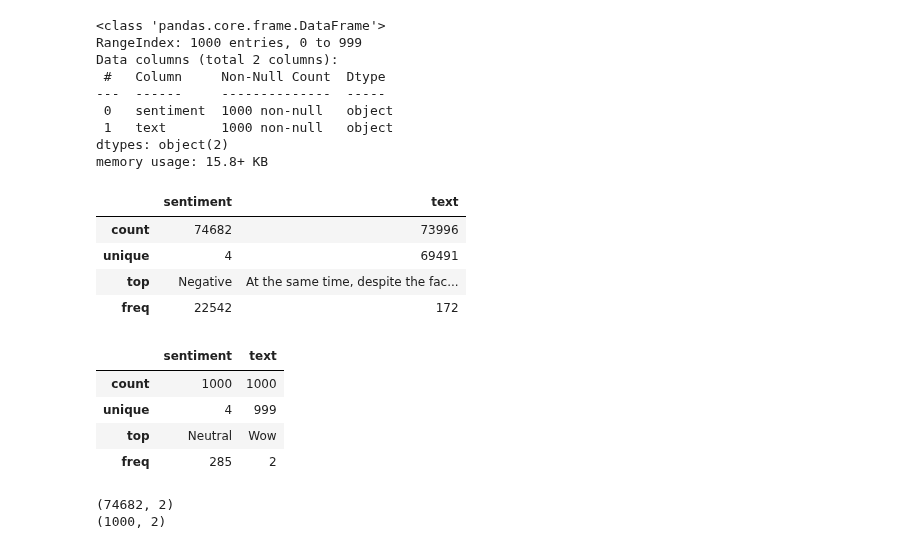
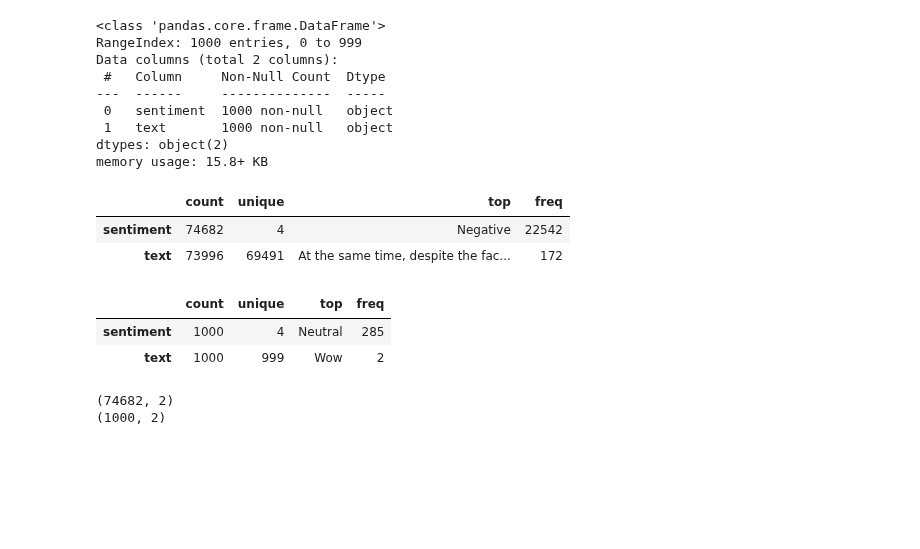
Before and after one commit to Hamidreza-Sj/Twitter-Sentiment-Analysis, a Jupyter notebook: ML approaches.ipynb, the cells around one changed output. Cells and saved outputs as stored; diff of their text form; code cells hidden in the pictures; blank space fills up the shorter version.

Commit message:
modify describe's code

```diff
--- a/ML approaches.ipynb
+++ b/ML approaches.ipynb
@@ -150,21 +150,17 @@ Data columns (total 2 columns):
 dtypes: object(2)
 memory usage: 15.8+ KB
 # %%
-train_data.describe(include='all')
+train_data.describe(include='all').T
 # %% [output]
-|  | sentiment | text |
-| count | 74682 | 73996 |
-| unique | 4 | 69491 |
-| top | Negative | At the same time, despite the fac... |
-| freq | 22542 | 172 |
+|  | count | unique | top | freq |
+| sentiment | 74682 | 4 | Negative | 22542 |
+| text | 73996 | 69491 | At the same time, despite the fac... | 172 |
 # %%
-val_data.describe(include='all')
+val_data.describe(include='all').T
 # %% [output]
-|  | sentiment | text |
-| count | 1000 | 1000 |
-| unique | 4 | 999 |
-| top | Neutral | Wow |
-| freq | 285 | 2 |
+|  | count | unique | top | freq |
+| sentiment | 1000 | 4 | Neutral | 285 |
+| text | 1000 | 999 | Wow | 2 |
 # %%
 print(train_data.shape)
 print(val_data.shape)
```
